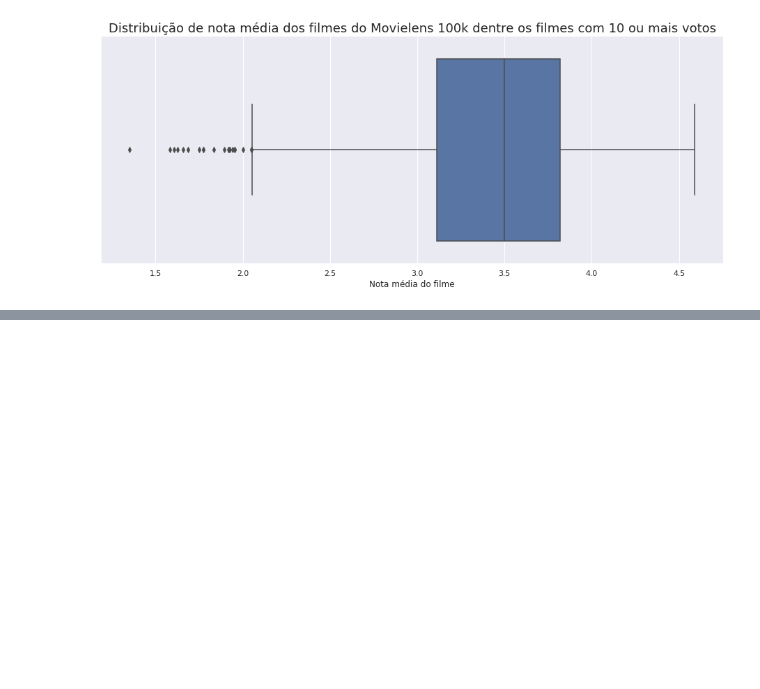
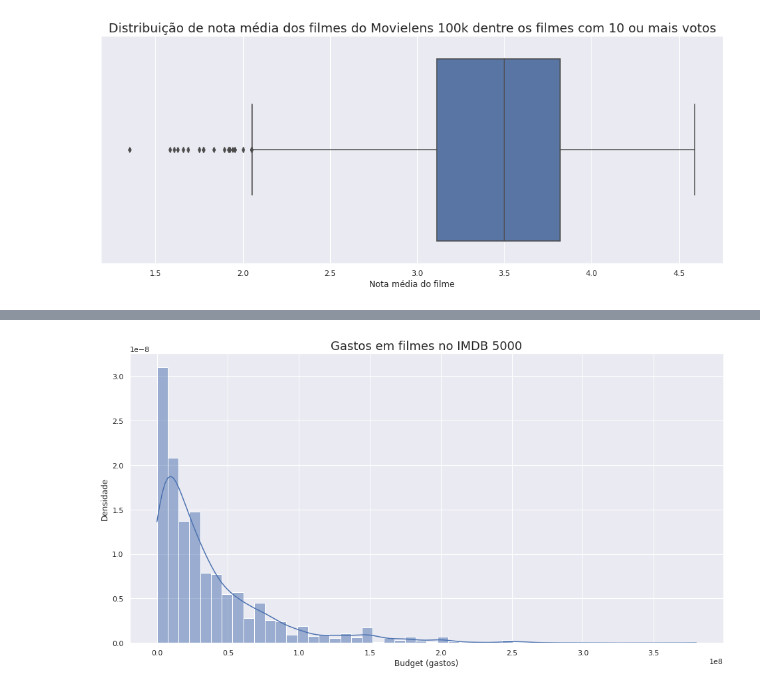
Before and after one commit to Daniel-ASG/Course_Classes, a Jupyter notebook: data_science_introducao_a_testes_estatisticos_com_python.ipynb, the cells around one changed output, grey strips where cells are left out. Saved outputs shown, nothing was run; the diff lists cells and outputs as text; code cells hidden in the pictures; blank space fills up the shorter version.

```diff
--- a/data_science_introducao_a_testes_estatisticos_com_python.ipynb
+++ b/data_science_introducao_a_testes_estatisticos_com_python.ipynb
@@ -175,0 +208,7 @@ ax.set_title('Distribuição de nota média dos filmes do Movielens 100k dentre
+# %%
+plt.figure(figsize=(16, 8))
+ax = sns.histplot(tmdb.query('budget > 0').budget, kde=True, stat='density', bins=50)
+ax.set(xlabel='Budget (gastos)', ylabel='Densidade')
+ax.set_title('Gastos em filmes no IMDB 5000', fontsize=18);
+# %% [output]
+[figure, added]
```
Also changed, not shown: parts of 12 cells of this notebook.
